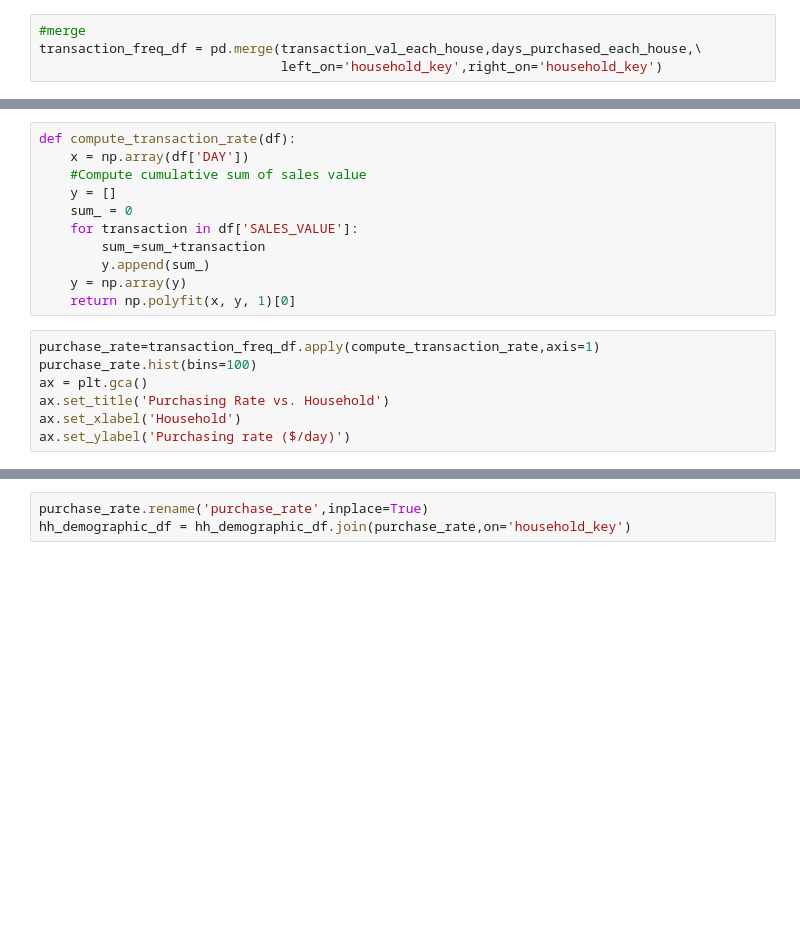
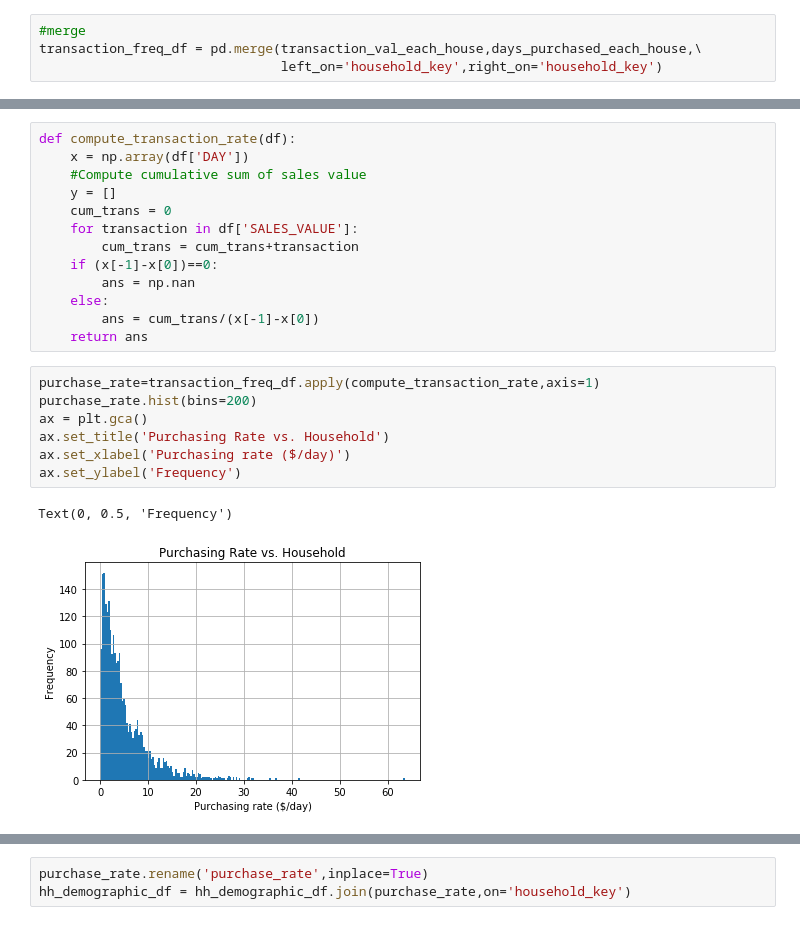
Before and after one commit to raphaelreiss/ADA_project, a Jupyter notebook: src/TermProject.ipynb, the cells around one changed output, grey strips where cells are left out. Saved outputs shown, nothing was run; the diff lists cells and outputs as text; blank space fills up the shorter version.

Commit message:
Update Purchase Rate to Cumulative
Add some plots relating cumulative purchase rate and age description, income description, household size

```diff
--- a/src/TermProject.ipynb
+++ b/src/TermProject.ipynb
@@ -91,16 +129,21 @@ def compute_transaction_rate(df):
     x = np.array(df['DAY'])
     #Compute cumulative sum of sales value
     y = []
-    sum_ = 0
+    cum_trans = 0
     for transaction in df['SALES_VALUE']:
-        sum_=sum_+transaction
-        y.append(sum_)
-    y = np.array(y)
-    return np.polyfit(x, y, 1)[0]
+        cum_trans = cum_trans+transaction
+    if (x[-1]-x[0])==0:
+        ans = np.nan
+    else:
+        ans = cum_trans/(x[-1]-x[0])
+    return ans
 # %%
 purchase_rate=transaction_freq_df.apply(compute_transaction_rate,axis=1)
-purchase_rate.hist(bins=100)
+purchase_rate.hist(bins=200)
 ax = plt.gca()
 ax.set_title('Purchasing Rate vs. Household')
-ax.set_xlabel('Household')
-ax.set_ylabel('Purchasing rate ($/day)')
+ax.set_xlabel('Purchasing rate ($/day)')
+ax.set_ylabel('Frequency')
+# %% [output]
+Text(0, 0.5, 'Frequency')
+[figure, added]
```
Also changed, not shown: parts of 12 cells of this notebook.
